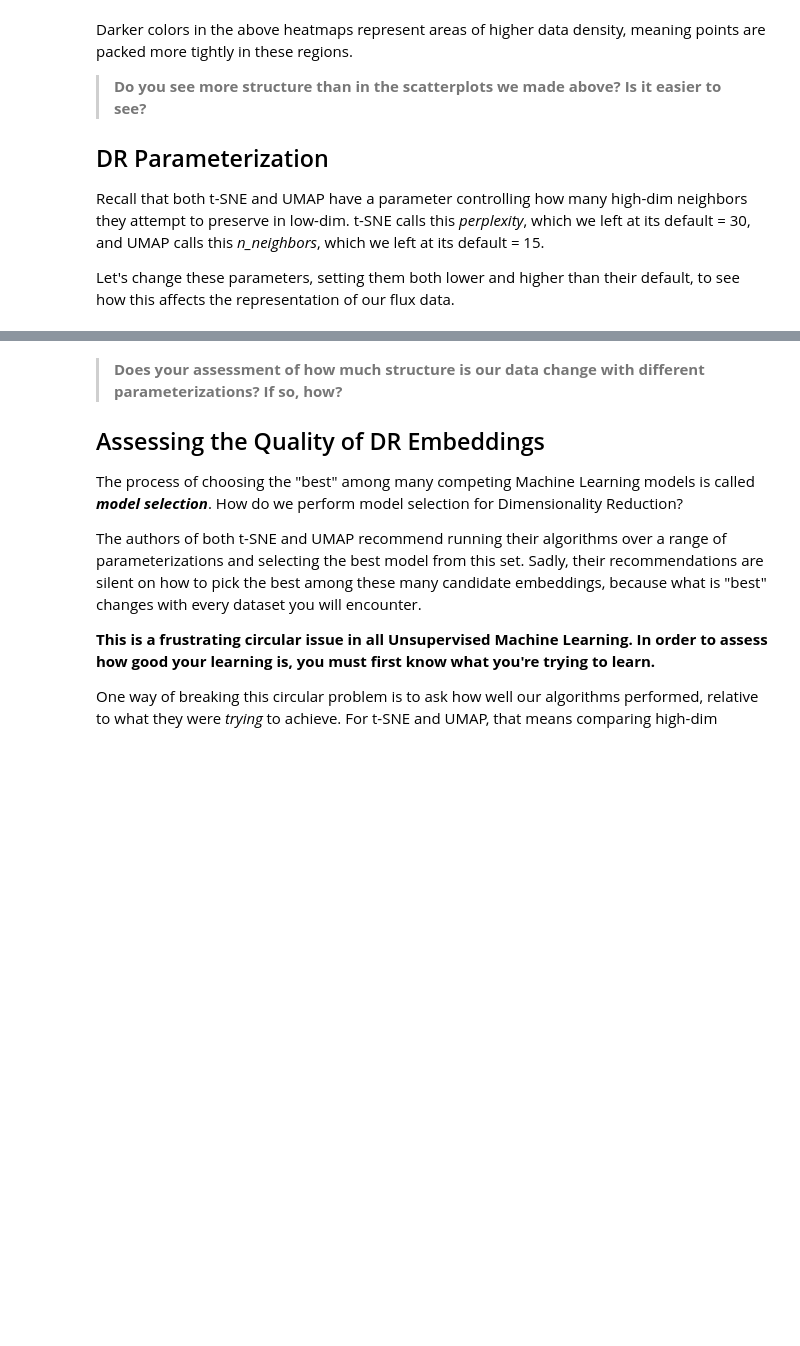
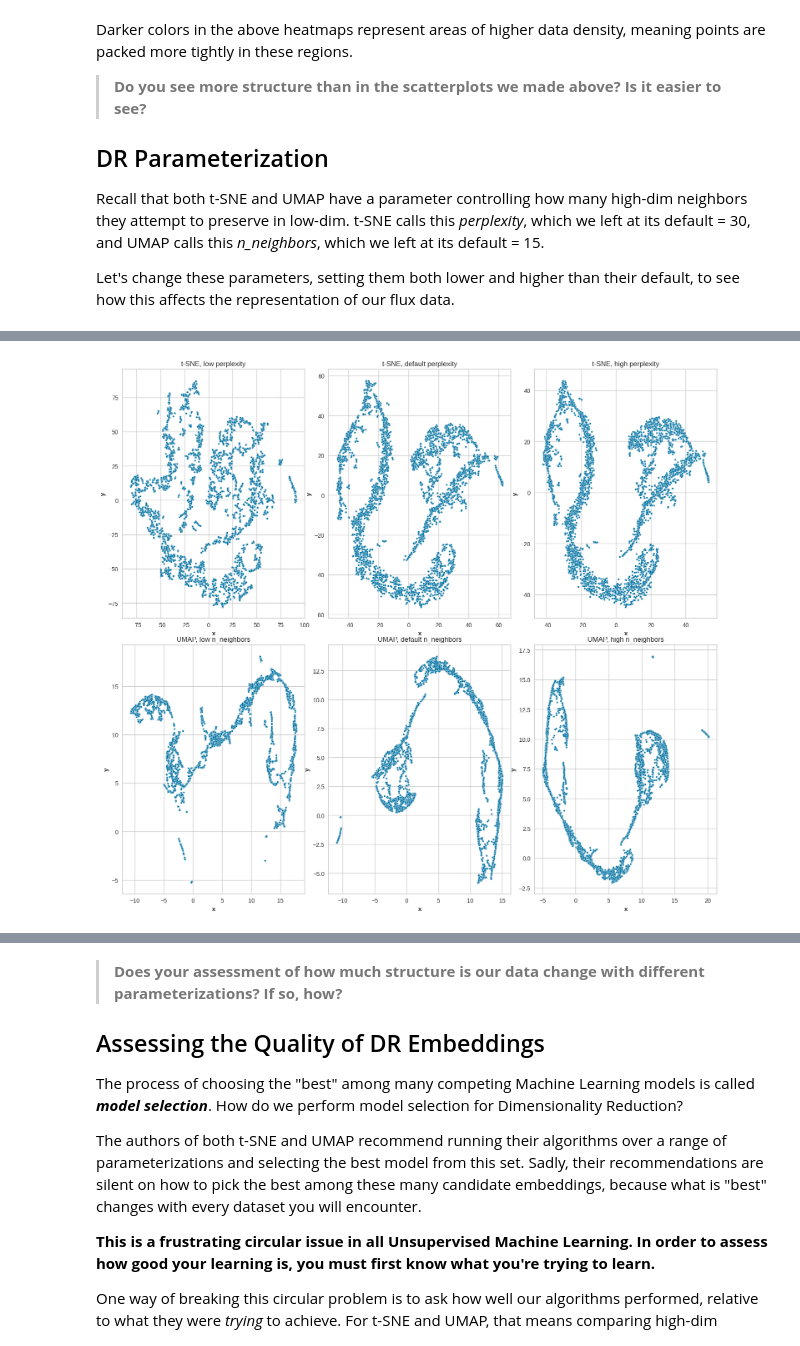
Before and after one commit to jt-ut/GaiaREU, a Jupyter notebook: GaiaREU-ML_v1.ipynb, the cells around one changed output, grey strips where cells are left out. Drawn from its saved outputs; the diff is of its cells as text; code cells hidden in the pictures; blank space fills up the shorter version.

```diff
--- a/GaiaREU-ML_v1.ipynb
+++ b/GaiaREU-ML_v1.ipynb
@@ -199,15 +294,18 @@ X_umap_hi = pd.DataFrame(X_umap_hi, columns = ['x','y'])
 # %%
 ## Visualize the original embeddings along with their lo/hi parameterized counterparts
 plt.rcParams['figure.figsize'] = (15,10)
 fig, axes = plt.subplots(2, 3)
 fig.tight_layout()
+fig.subplots_adjust(top=1.3);
 sns.scatterplot(x='x', y='y', data = X_tsne_lo, s=10, ax=axes[0][0]).set(title='t-SNE, low perplexity')
 sns.scatterplot(x='x', y='y', data = X_tsne, s=10, ax=axes[0][1]).set(title='t-SNE, default perplexity')
 sns.scatterplot(x='x', y='y', data = X_tsne_hi, s=10, ax=axes[0][2]).set(title='t-SNE, high perplexity')
 sns.scatterplot(x='x', y='y', data = X_umap_lo, s=10, ax=axes[1][0]).set(title='UMAP, low n_neighbors')
 sns.scatterplot(x='x', y='y', data = X_umap, s=10, ax=axes[1][1]).set(title='UMAP, default n_neighbors')
 sns.scatterplot(x='x', y='y', data = X_umap_hi, s=10, ax=axes[1][2]).set(title='UMAP, high n_neighbors')
 plt.show()
+# %% [output]
+[figure, added]
 # %%
 ## Smoothed versions of the above
 plt.rcParams['figure.figsize'] = (15,10)
```
Also changed, not shown: parts of 24 cells of this notebook.
